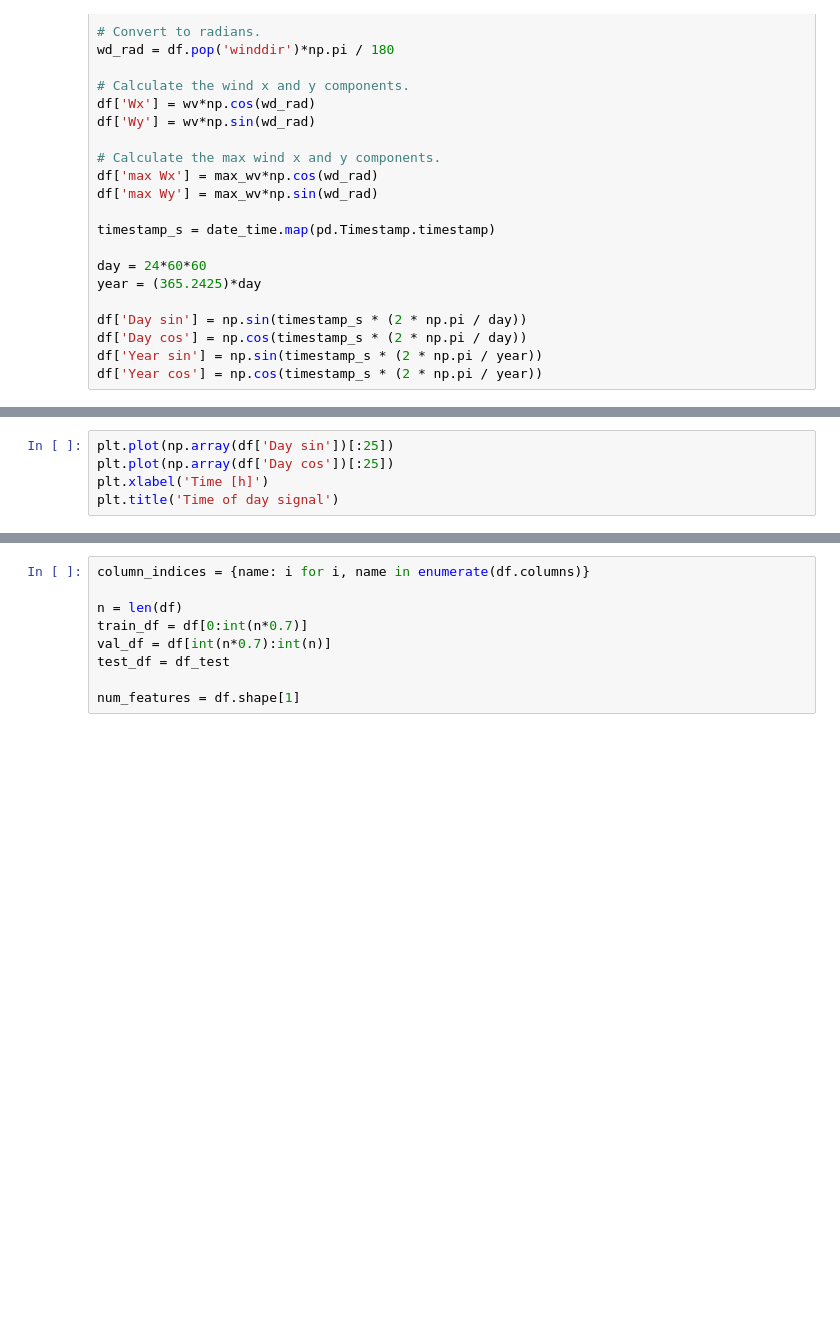
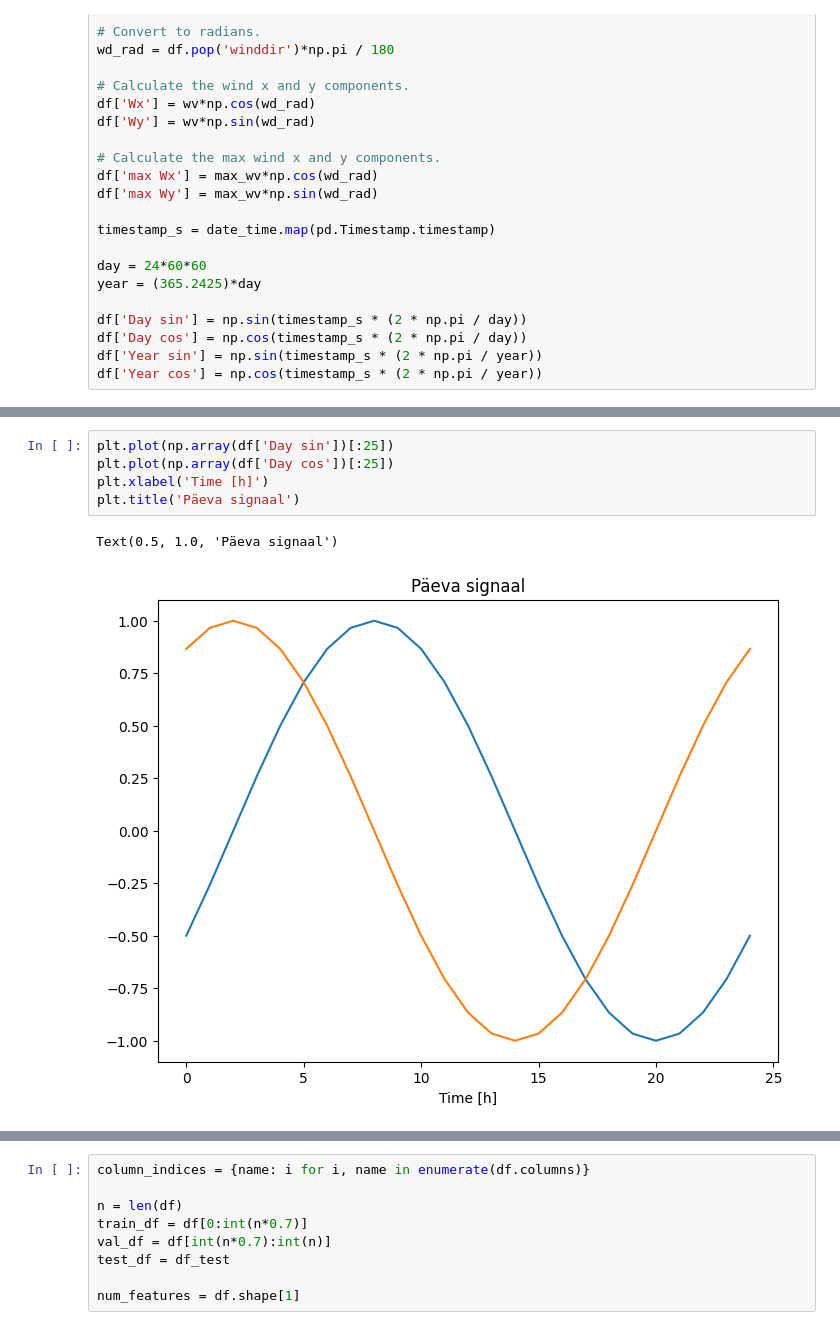
Before and after one commit to kristoferkp/asikarikas2024, a Jupyter notebook: III - Ilmaennustus/main.ipynb, the cells around one changed output, grey strips where cells are left out. Drawn from its saved outputs; the diff is of its cells as text; blank space fills up the shorter version.

```diff
--- a/III - Ilmaennustus/main.ipynb
+++ b/III - Ilmaennustus/main.ipynb
@@ -122,8 +149,11 @@ ax.axis('tight')
 # %%
 plt.plot(np.array(df['Day sin'])[:25])
 plt.plot(np.array(df['Day cos'])[:25])
 plt.xlabel('Time [h]')
-plt.title('Time of day signal')
+plt.title('Päeva signaal')
+# %% [output]
+Text(0.5, 1.0, 'Päeva signaal')
+[figure, added]
 # %%
 fft = tf.signal.rfft(df['temperature'])
 f_per_dataset = np.arange(0, len(fft))
```
Also changed, not shown: parts of 28 cells of this notebook, 5 other files.
